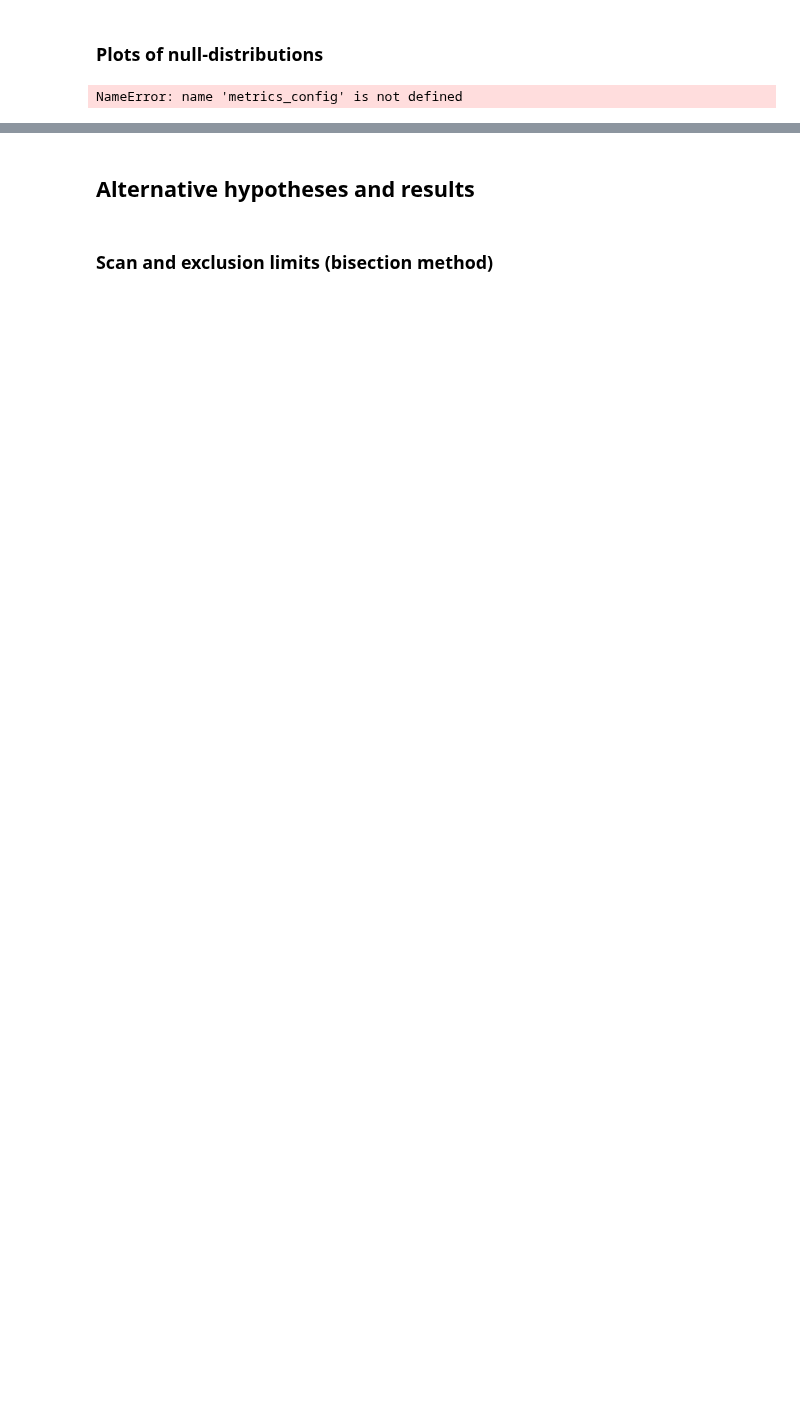
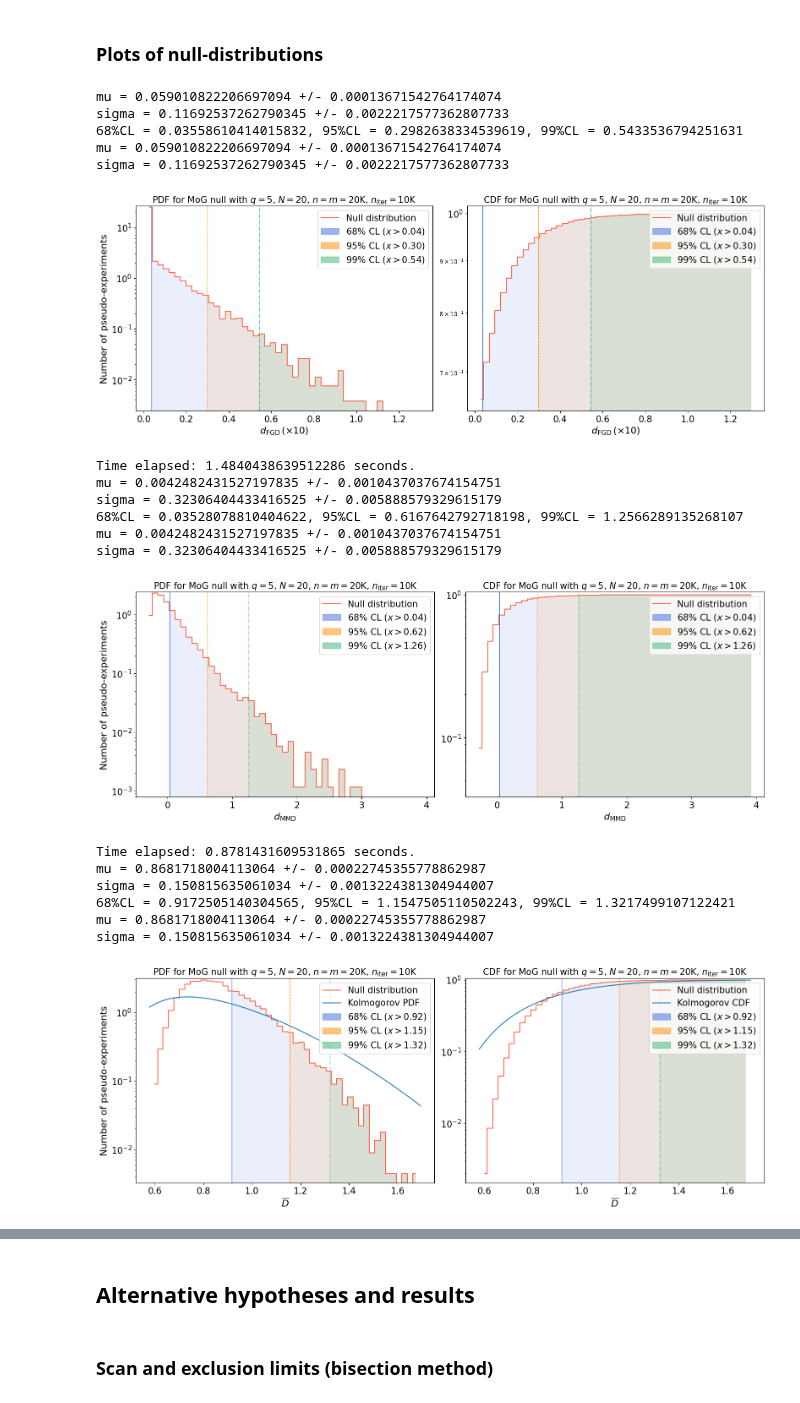
Before and after one commit to TwoSampleTests/GenerativeModelsMetrics, a Jupyter notebook: notebooks/Analysis_20D_mixture_leo20.ipynb, the cells around one changed output, grey strips where cells are left out. Saved outputs shown, nothing was run; the diff lists cells and outputs as text; code cells hidden in the pictures; blank space fills up the shorter version.

```diff
--- a/notebooks/Analysis_20D_mixture_leo20.ipynb
+++ b/notebooks/Analysis_20D_mixture_leo20.ipynb
@@ -501,10 +457,6 @@ for metric in list(metrics_config[unique_key].values())[:-1]:
     name = metric["name"]
     name_cap = name.upper()
     latex = metric["latex"]
-    if "FGD" in latex:
-        latex = r"$d_{\mathrm{FGD}}\,(\times 10^{4})$"
-    elif "MMD" in latex:
-        latex = r"$d_{\mathrm{MMD}}\,(\times 10^{3})$"
     obj = eval(metric["object_name"])
     result_key = metric["result_key"]
     scale_func = metric["scale_func"]
@@ -517,6 +469,12 @@ for metric in list(metrics_config[unique_key].values())[:-1]:
     niter = obj.Inputs.niter
     ns = nsamples**2 /(2*nsamples)
     dist_null = np.array(obj.Results[-1].result_value[result_key])*scale_func(ns, ndims)
+    if "FGD" in latex:
+        latex = r"$d_{\mathrm{FGD}}\,(\times 10)$"
+        dist_null = dist_null * 10
+    #elif "MMD" in latex:
+    #    latex = r"$d_{\mathrm{MMD}}\,(\times 10^{-2})$"
+    #    dist_null = dist_null / 100
 
     scale = 'log'
     num_bins = 50  # number of bins|
@@ -566,15 +524,12 @@ for metric in list(metrics_config[unique_key].values())[:-1]:
     ax[0].tick_params(axis='x', labelsize=15)  # Set x-axis tick label size
     ax[0].tick_params(axis='y', labelsize=15)  # Set y-axis tick label size
 
-
-    #for i, threshold in enumerate(thresholds):
-    #    confidence_level, _, threshold_value = threshold
-    #    closest_edge = bin_edges[np.argmin(np.abs(bin_edges - threshold_value))]
-    #    ax[0].fill_betweenx([0, 2*counts.max()], closest_edge, bin_edges[-1], color=colors[i], alpha=0.1, step='mid', label=f"{int(confidence_level * 100)} CL% ($x>{format(threshold_value,'.2f')}$)")
-    #    ax[0].axvline(x=closest_edge, linestyle=dash_styles[i], color=colors[i], linewidth=1)#, label=f'{int(confidence_level * 100)}% threshold')
-
     for i, threshold in enumerate(thresholds):
         confidence_level, _, threshold_value = threshold
+        if "FGD" in latex:
+            threshold_value = threshold_value * 10
+        #elif "MMD" in latex:
+        #    threshold_value = threshold_value / 100
         start_index = np.searchsorted(step_edges, threshold_value, side="right") - 1
         start_index = max(start_index, 0)
         fill_x_range = np.concatenate([[threshold_value], step_edges[start_index+1:]])
@@ -606,42 +561,59 @@ for metric in list(metrics_config[unique_key].values())[:-1]:
     ax[1].tick_params(axis='x', labelsize=15)  # Set x-axis tick label size
     ax[1].tick_params(axis='y', labelsize=15)  # Set y-axis tick label size
 
-    #for i, threshold in enumerate(thresholds):
-    #    confidence_level, _, threshold_value = threshold
-    #    closest_edge = bin_edges[np.argmin(np.abs(bin_edges - threshold_value))]
-    #    ax[1].fill_betweenx([0, 2*counts.max()], closest_edge, bin_edges[-1], color=colors[i], alpha=0.1, step='mid', label=f"{int(confidence_level * 100)} CL% ($x>{format(threshold_value,'.2f')}$)")
-    #    ax[1].axvline(x=closest_edge, linestyle=dash_styles[i], color=colors[i], linewidth=1)#, label=f'{int(confidence_level * 100)}% threshold')
-
     for i, threshold in enumerate(thresholds):
         confidence_level, _, threshold_value = threshold
+        if "FGD" in latex:
+            threshold_value = threshold_value * 10
+        #elif "MMD" in latex:
+        #    threshold_value = threshold_value / 100
         start_index = np.searchsorted(step_edges, threshold_value, side="right") - 1
         start_index = max(start_index, 0)
         fill_x_range = np.concatenate([[threshold_value], step_edges[start_index+1:]])
         fill_y_values = step_counts[start_index:]
         if len(fill_x_range) > 1 and len(fill_y_values) > 0:
             ax[1].fill_between(fill_x_range, 0, fill_y_values, color=colors[i], alpha=0.1, step='mid', label=f"{int(confidence_level * 100)}% CL ($x>{format(threshold_value, '.2f')}   $)")
         ax[1].axvline(x=threshold_value, linestyle=dash_styles[i], color=colors[i], linewidth=1)
 
     ax[1].set_ylim(current_ylim1)
     #for i, threshold in enumerate(thresholds):
     #    confidence, _, value = threshold
     #    ax[1].axvline(x=value, color=colors[i], linestyle=dash_styles[i], alpha=1, label=f"{int(confidence_level * 100)} CL% ($x>{format(threshold_value,'.2f')}$)")
 
     legend1 = ax[1].legend(loc='upper right', fontsize=15)
     for handle in legend1.legendHandles[-3:]:
         handle.set_alpha(0.5)  # Set to desired alpha value
 
     plt.subplots_adjust(wspace=0.1)  # Adjust this value to your liking
     plt.tight_layout()
     plt.savefig(figure_file)
     plt.show()
     plt.close()
 
     metric.update({"null_figure": figure_file})
 
     end = timer()
     print("Time elapsed:", end-start, "seconds.")
 
 GMetrics.utils.save_update_metrics_config(metrics_config = metrics_config, metrics_config_file = metrics_config_file) # type: ignore
 # %% [output]
-NameError: name 'metrics_config' is not defined
+mu = 0.059010822206697094 +/- 0.00013671542764174074
+sigma = 0.11692537262790345 +/- 0.0022217577362807733
+68%CL = 0.03558610414015832, 95%CL = 0.2982638334539619, 99%CL = 0.5433536794251631
+mu = 0.059010822206697094 +/- 0.00013671542764174074
+sigma = 0.11692537262790345 +/- 0.0022217577362807733
+[figure, added]
+Time elapsed: 1.4840438639512286 seconds.
+mu = 0.0042482431527197835 +/- 0.0010437037674154751
+sigma = 0.32306404433416525 +/- 0.005888579329615179
+68%CL = 0.03528078810404622, 95%CL = 0.6167642792718198, 99%CL = 1.2566289135268107
+mu = 0.0042482431527197835 +/- 0.0010437037674154751
+sigma = 0.32306404433416525 +/- 0.005888579329615179
+[figure, added]
+Time elapsed: 0.8781431609531865 seconds.
+mu = 0.8681718004113064 +/- 0.00022745355778862987
+sigma = 0.150815635061034 +/- 0.0013224381304944007
+68%CL = 0.9172505140304565, 95%CL = 1.1547505110502243, 99%CL = 1.3217499107122421
+mu = 0.8681718004113064 +/- 0.00022745355778862987
+sigma = 0.150815635061034 +/- 0.0013224381304944007
+[figure, added]
```
Also changed, not shown: parts of 11 cells of this notebook, 25 other files.
